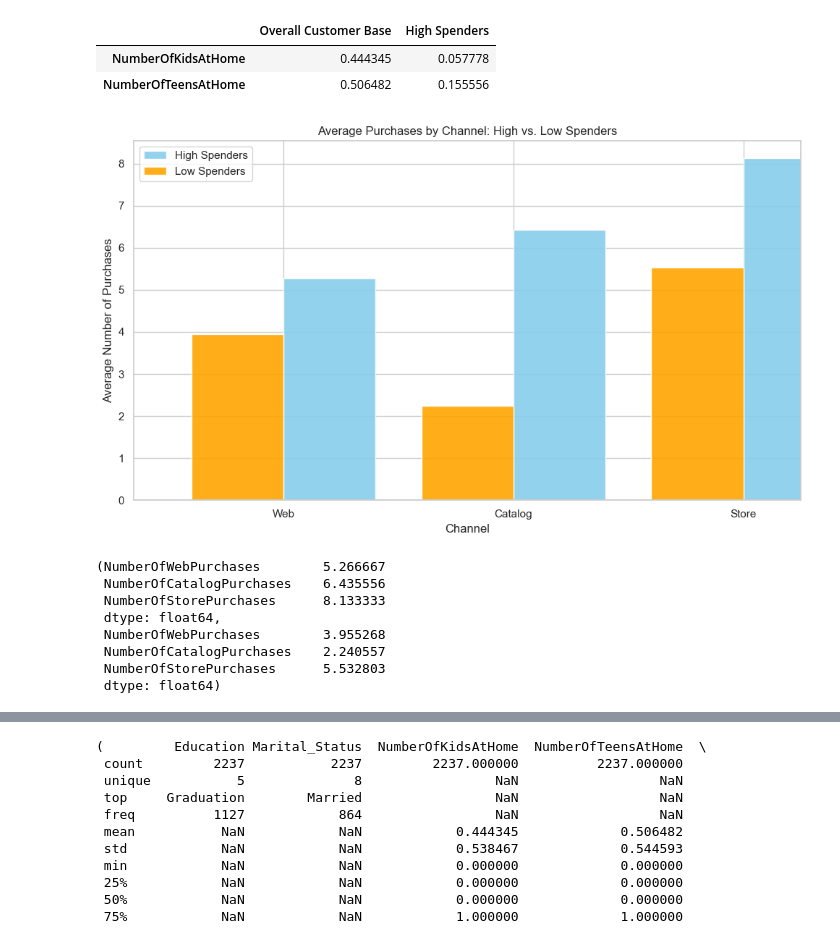
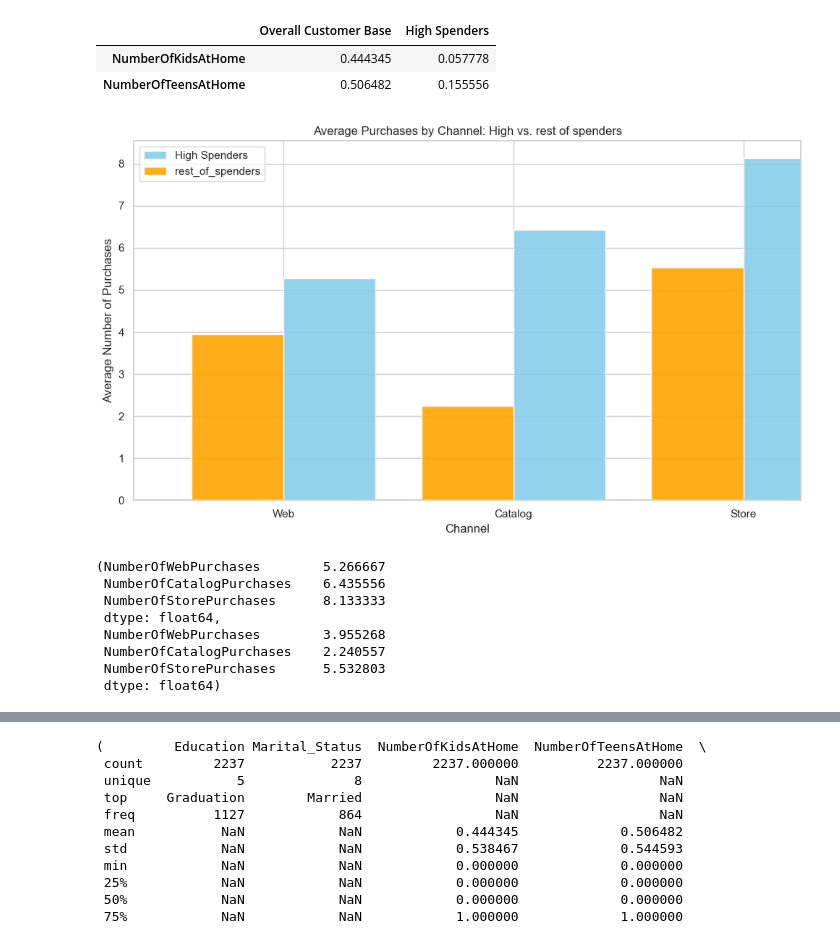
Before and after one commit to OmarEmad313/Data-Analysis-Projects, a Jupyter notebook: Customer personality analysis/customer personality analysis.ipynb, the cells around one changed output, grey strips where cells are left out. Cells and saved outputs as stored; diff of their text form; code cells hidden in the pictures.

```diff
--- a/Customer personality analysis/customer personality analysis.ipynb
+++ b/Customer personality analysis/customer personality analysis.ipynb
@@ -422,7 +357,7 @@ print(total_spending_percentiles)
 # Define high spenders based on the 90th percentile of TotalSpending
 high_spending_threshold = df['TotalSpending'].quantile(0.90)
 high_spenders = df[df['TotalSpending'] >= high_spending_threshold]
-low_spenders = df[df['TotalSpending'] < high_spending_threshold]
+rest_of_spenders = df[df['TotalSpending'] < high_spending_threshold]
 
 # Analyzing the demographics and purchasing behaviors of the high-spending segment
 high_spenders_90_descriptive_stats = high_spenders[['Income', 'Age', 'TotalSpending', 'NumberOfWebPurchases',
@@ -490,23 +425,23 @@ family_composition_comparison
 # %%
 # Calculate average number of purchases through each channel for high and low spenders
 avg_purchases_high = high_spenders[['NumberOfWebPurchases', 'NumberOfCatalogPurchases', 'NumberOfStorePurchases']].mean()
-avg_purchases_low = low_spenders[['NumberOfWebPurchases', 'NumberOfCatalogPurchases', 'NumberOfStorePurchases']].mean()
+avg_purchases_low = rest_of_spenders[['NumberOfWebPurchases', 'NumberOfCatalogPurchases', 'NumberOfStorePurchases']].mean()
 
 # Plotting the comparison
 plt.figure(figsize=(10, 6))
 avg_purchases_high.plot(kind='bar', color='skyblue', label='High Spenders', alpha=0.9, position=0, width=0.4)
-avg_purchases_low.plot(kind='bar', color='orange', label='Low Spenders', alpha=0.9, position=1, width=0.4)
-plt.title('Average Purchases by Channel: High vs. Low Spenders')
+avg_purchases_low.plot(kind='bar', color='orange', label='rest_of_spenders', alpha=0.9, position=1, width=0.4)
+plt.title('Average Purchases by Channel: High vs. rest of spenders')
 plt.xlabel('Channel')
 plt.ylabel('Average Number of Purchases')
 plt.xticks(ticks=[0, 1, 2], labels=['Web', 'Catalog', 'Store'], rotation=0)
 plt.legend()
 plt.tight_layout()
 plt.show()
 
 (avg_purchases_high, avg_purchases_low)
 # %% [output]
-[figure, old version]
+[figure, new version]
 (NumberOfWebPurchases        5.266667
  NumberOfCatalogPurchases    6.435556
  NumberOfStorePurchases      8.133333
```
Also changed, not shown: parts of 38 cells of this notebook, 2 other files.
